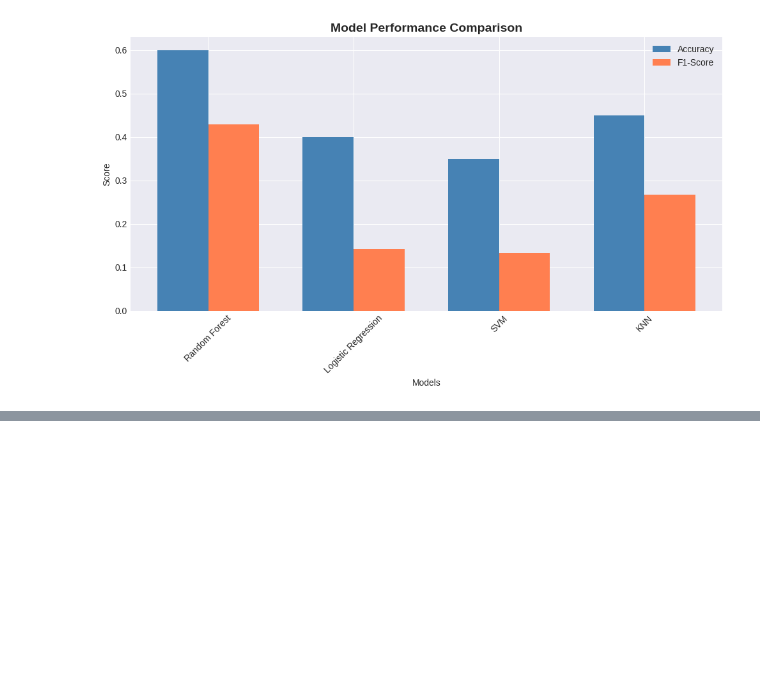
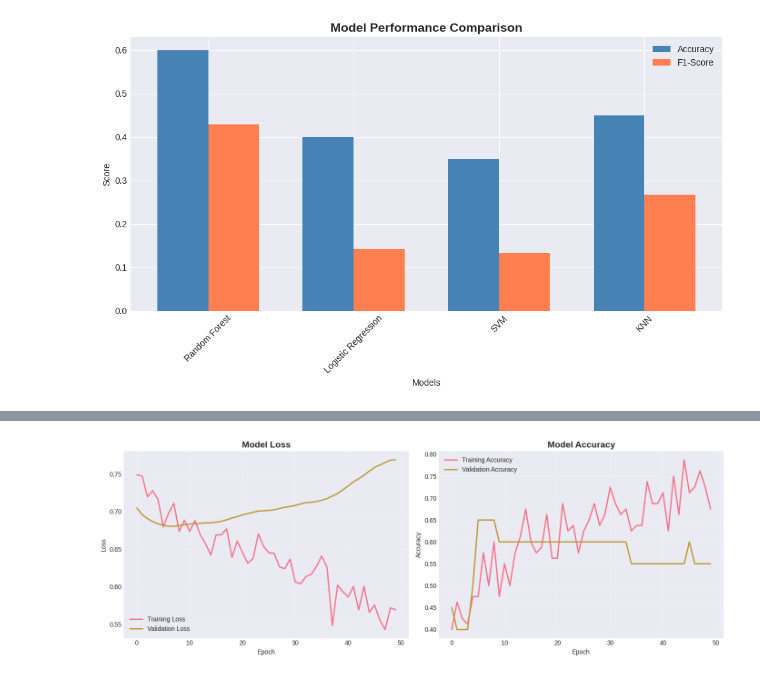
Before and after one commit to sanjaymaharja/Machine-Learning-Programming, a Jupyter notebook: Project: Smart Health & Lifestyle Prediction System.ipynb, the cells around one changed output, grey strips where cells are left out. Cells and saved outputs as stored; diff of their text form; code cells hidden in the pictures; blank space fills up the shorter version.

Commit message:
Activity Part 5 — Neural Network Programming

```diff
--- a/Project: Smart Health & Lifestyle Prediction System.ipynb
+++ b/Project: Smart Health & Lifestyle Prediction System.ipynb
@@ -366,3 +366,82 @@ Logistic Regression      0.40  0.142857
                 SVM      0.35  0.133333
                 KNN      0.45  0.266667
 [figure]
+# %%
+# ============================================
+# ACTIVITY PART 5 — Neural Network Programming
+# ============================================
+
+# TODO 20: Standardizing features using StandardScaler
+scaler = StandardScaler()
+X_train_scaled = scaler.fit_transform(X_train)
+X_test_scaled = scaler.transform(X_test)
+
+# TODO 21: Building a simple feedforward neural network
+model_nn = keras.Sequential([
+    layers.Dense(64, activation='relu', input_shape=(X_train_scaled.shape[1],)),
+    layers.Dropout(0.3),
+    layers.Dense(32, activation='relu'),
+    layers.Dropout(0.2),
+    layers.Dense(16, activation='relu'),
+    layers.Dense(1, activation='sigmoid')
+])
+
+# Compiling the model
+model_nn.compile(optimizer='adam',
+                 loss='binary_crossentropy',
+                 metrics=['accuracy'])
+
+print("="*60)
+print("NEURAL NETWORK ARCHITECTURE")
+print("="*60)
+model_nn.summary()
+print("\n")
+
+# TODO 22: Training network on training data, validate on test data
+history = model_nn.fit(X_train_scaled, y_train,
+                       epochs=50,
+                       batch_size=32,
+                       validation_data=(X_test_scaled, y_test),
+                       verbose=1)
+
+# TODO 23: Plotting loss and accuracy curves
+fig, axes = plt.subplots(1, 2, figsize=(14, 5))
+
+# Loss curves
+axes[0].plot(history.history['loss'], label='Training Loss', linewidth=2)
+axes[0].plot(history.history['val_loss'], label='Validation Loss', linewidth=2)
+axes[0].set_title('Model Loss', fontsize=14, fontweight='bold')
+axes[0].set_xlabel('Epoch')
+axes[0].set_ylabel('Loss')
+axes[0].legend()
+axes[0].grid(True, alpha=0.3)
+
+# Accuracy curves
+axes[1].plot(history.history['accuracy'], label='Training Accuracy', linewidth=2)
+axes[1].plot(history.history['val_accuracy'], label='Validation Accuracy', linewidth=2)
+axes[1].set_title('Model Accuracy', fontsize=14, fontweight='bold')
+axes[1].set_xlabel('Epoch')
+axes[1].set_ylabel('Accuracy')
+axes[1].legend()
+axes[1].grid(True, alpha=0.3)
+
+plt.tight_layout()
+plt.savefig('neural_network_training.png', dpi=100)
+plt.show()
+
+# TODO 24: Evaluating predictions using confusion matrix
+y_pred_nn = (model_nn.predict(X_test_scaled) > 0.5).astype(int)
+nn_accuracy = accuracy_score(y_test, y_pred_nn)
+nn_f1 = f1_score(y_test, y_pred_nn)
+
+print("="*60)
+print("NEURAL NETWORK RESULTS")
+print("="*60)
+print(f"Accuracy: {nn_accuracy:.4f}")
+print(f"F1-Score: {nn_f1:.4f}")
+print("\nConfusion Matrix:")
+print(confusion_matrix(y_test, y_pred_nn))
+print("\nClassification Report:")
+print(classification_report(y_test, y_pred_nn))
+print("\n")
+# %% [output]
@@ -368,0 +487 @@ Logistic Regression      0.40  0.142857
+[figure, added]
```
Also changed, not shown: parts of 1 cell of this notebook.
